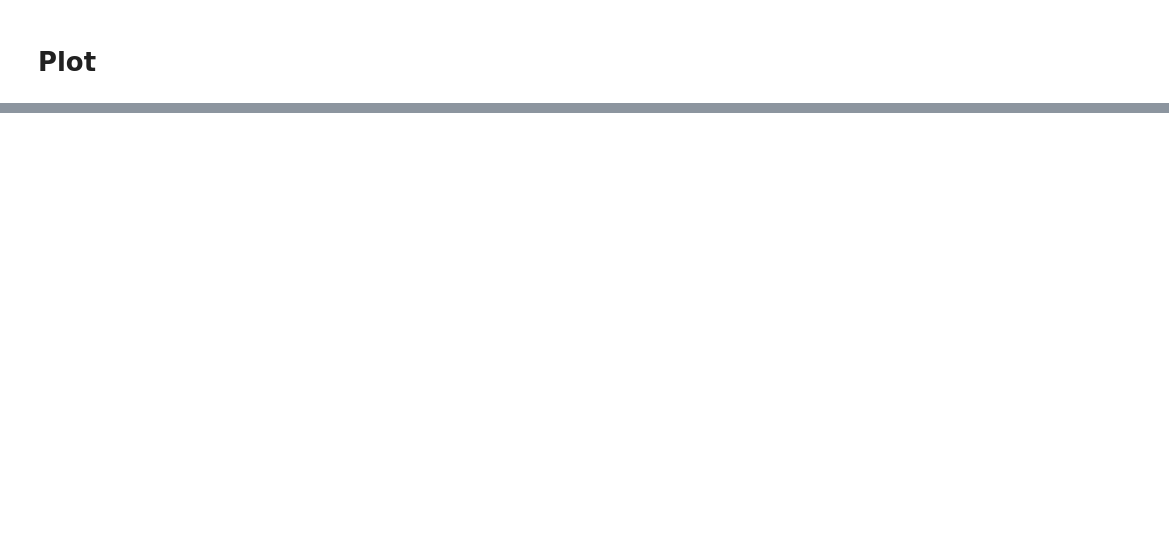
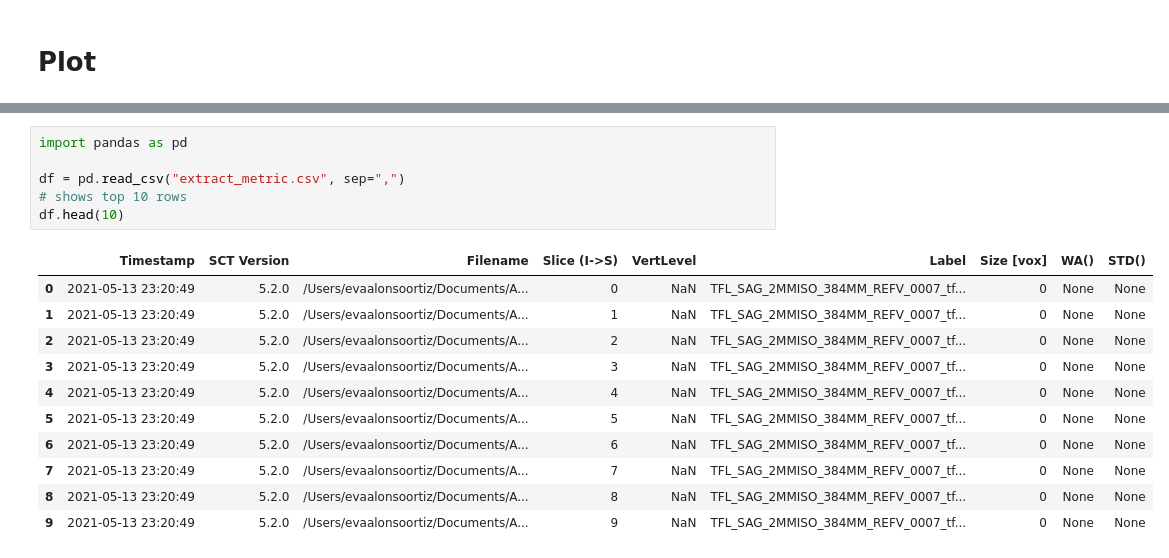
Before and after one commit to evaalonsoortiz/7t-spine-coil, a Jupyter notebook: 7t_spine_coil_demo.ipynb, the cells around one changed output, grey strips where cells are left out. Saved outputs shown, nothing was run; the diff lists cells and outputs as text; blank space fills up the shorter version.

```diff
--- a/7t_spine_coil_demo.ipynb
+++ b/7t_spine_coil_demo.ipynb
@@ -106,0 +112,18 @@ what():  /myopt/opencv/opencv-3.0.0/modules/imgproc/src/imgwarp.cpp:3214: error:
+# %%
+import pandas as pd
+
+df = pd.read_csv("extract_metric.csv", sep=",")
+# shows top 10 rows
+df.head(10)
+# %% [output]
+|  | Timestamp | SCT Version | Filename | Slice (I->S) | VertLevel | Label | Size [vox] | WA() | STD() |
+| 0 | 2021-05-13 23:20:49 | 5.2.0 | /Users/evaalonsoortiz/Documents/A... | 0 | NaN | TFL_SAG_2MMISO_384MM_REFV_0007_tf... | 0 | None | None |
+| 1 | 2021-05-13 23:20:49 | 5.2.0 | /Users/evaalonsoortiz/Documents/A... | 1 | NaN | TFL_SAG_2MMISO_384MM_REFV_0007_tf... | 0 | None | None |
+| 2 | 2021-05-13 23:20:49 | 5.2.0 | /Users/evaalonsoortiz/Documents/A... | 2 | NaN | TFL_SAG_2MMISO_384MM_REFV_0007_tf... | 0 | None | None |
+| 3 | 2021-05-13 23:20:49 | 5.2.0 | /Users/evaalonsoortiz/Documents/A... | 3 | NaN | TFL_SAG_2MMISO_384MM_REFV_0007_tf... | 0 | None | None |
+| 4 | 2021-05-13 23:20:49 | 5.2.0 | /Users/evaalonsoortiz/Documents/A... | 4 | NaN | TFL_SAG_2MMISO_384MM_REFV_0007_tf... | 0 | None | None |
+| 5 | 2021-05-13 23:20:49 | 5.2.0 | /Users/evaalonsoortiz/Documents/A... | 5 | NaN | TFL_SAG_2MMISO_384MM_REFV_0007_tf... | 0 | None | None |
+| 6 | 2021-05-13 23:20:49 | 5.2.0 | /Users/evaalonsoortiz/Documents/A... | 6 | NaN | TFL_SAG_2MMISO_384MM_REFV_0007_tf... | 0 | None | None |
+| 7 | 2021-05-13 23:20:49 | 5.2.0 | /Users/evaalonsoortiz/Documents/A... | 7 | NaN | TFL_SAG_2MMISO_384MM_REFV_0007_tf... | 0 | None | None |
+| 8 | 2021-05-13 23:20:49 | 5.2.0 | /Users/evaalonsoortiz/Documents/A... | 8 | NaN | TFL_SAG_2MMISO_384MM_REFV_0007_tf... | 0 | None | None |
+| 9 | 2021-05-13 23:20:49 | 5.2.0 | /Users/evaalonsoortiz/Documents/A... | 9 | NaN | TFL_SAG_2MMISO_384MM_REFV_0007_tf... | 0 | None | None |
```
Also changed, not shown: parts of 5 cells of this notebook.
